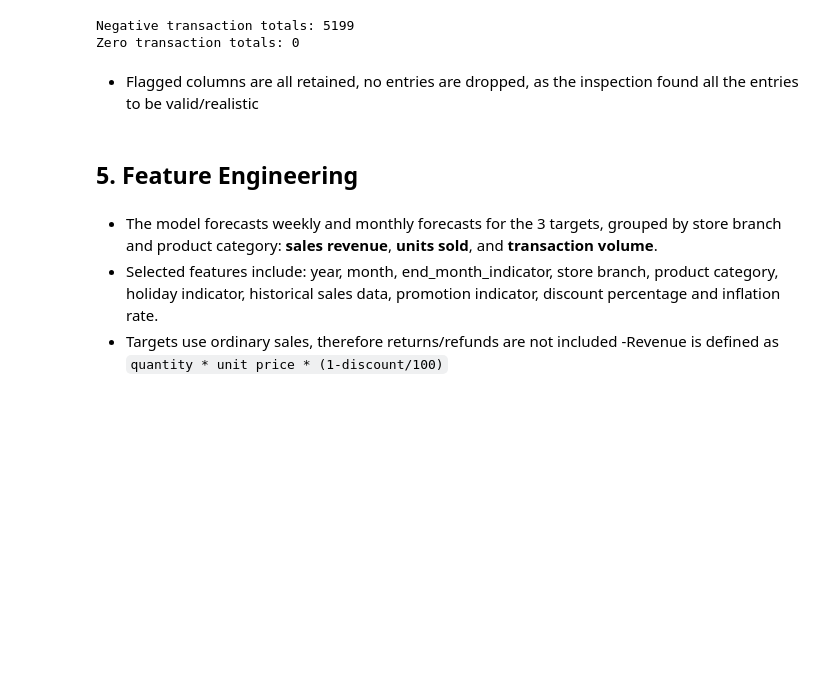
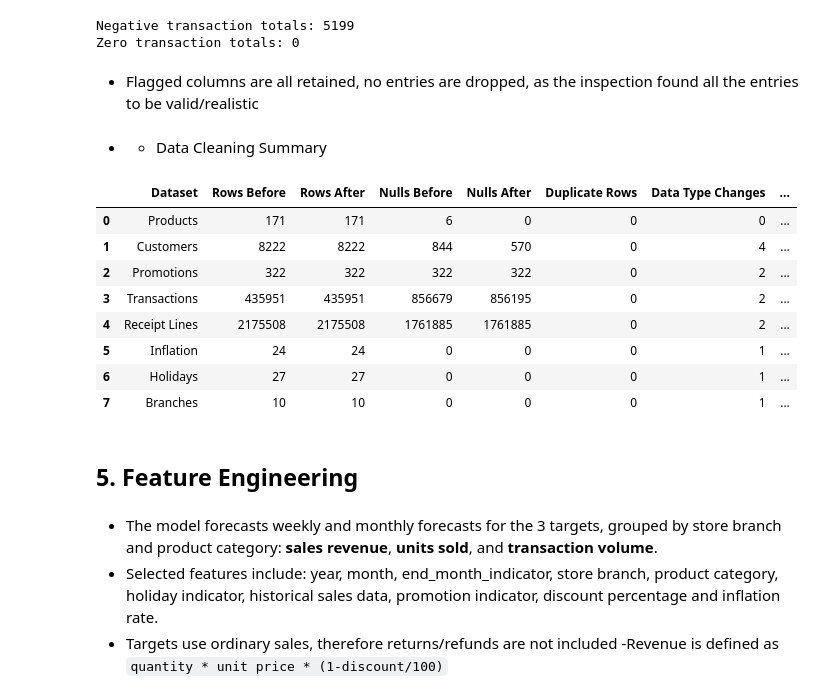
Before and after one commit to Sharon-nyabuto/Sales_Demand_Forecasting, a Jupyter notebook: Scripts/data_cleaning_and_preprocessing.ipynb, the cells around one changed output. Cells and saved outputs as stored; diff of their text form; code cells hidden in the pictures; blank space fills up the shorter version.

```diff
--- a/Scripts/data_cleaning_and_preprocessing.ipynb
+++ b/Scripts/data_cleaning_and_preprocessing.ipynb
@@ -475,6 +481,59 @@ Negative transaction totals: 5199
 Zero transaction totals: 0
 # %% [markdown]
 - Flagged columns are all retained, no entries are dropped, as the inspection found all the entries to be valid/realistic
+# %% [markdown]
+- - Data Cleaning Summary
+# %%
+data_summary_after = {}
+for name, dataset in datasets.items():
+    data_summary_after[name] = {
+        "Rows After": len(dataset),
+        "Nulls After": dataset.isna().sum().sum(),
+        "Duplicate Rows After": dataset.duplicated().sum()}
+
+# Data cleaning steps
+cleaning_steps = {
+    "Branches": "Date conversion; outlier investigation",
+    "Customers": "Date conversion; categorical standardisation; missing values assigned as unknown",
+    "Products": "Missing unit costs imputed using category median cost-to-price ratio; outlier investigation",
+    "Promotions": "Start and end date conversion",
+    "Transactions": "Date and time conversion; payment method standardisation; 389 M-Pesa imputations; remaining missing values assigned as unknown",
+    "Receipt Lines": "Unit price conversion; line ID converted to string; missing promo ID validation; outlier investigation",
+    "Inflation": "Month converted to datetime",
+    "Holidays": "Date converted to datetime"}
+
+# Tabulates cleaning steps.
+cleaning_summary = []
+
+for name, dataset in datasets.items():
+    dtype_changes = 0
+
+    for column in dataset.columns:
+        if data_types_before[name][column] != str(dataset[column].dtype):
+            dtype_changes += 1
+
+    cleaning_summary.append({
+        "Dataset": name,
+        "Rows Before": data_summary_before[name]["Rows Before"],
+        "Rows After": data_summary_after[name]["Rows After"],
+        "Nulls Before": data_summary_before[name]["Nulls Before"],
+        "Nulls After": data_summary_after[name]["Nulls After"],
+        "Duplicate Rows ": data_summary_before[name]["Duplicate Rows Found"],
+        "Data Type Changes": dtype_changes,
+        "Cleaning Operations": cleaning_steps[name]})
+
+cleaning_summary = pd.DataFrame(cleaning_summary)
+display(cleaning_summary)
+# %% [output]
+|  | Dataset | Rows Before | Rows After | Nulls Before | Nulls After | Duplicate Rows | Data Type Changes | ... |
+| 0 | Products | 171 | 171 | 6 | 0 | 0 | 0 | ... |
+| 1 | Customers | 8222 | 8222 | 844 | 570 | 0 | 4 | ... |
+| 2 | Promotions | 322 | 322 | 322 | 322 | 0 | 2 | ... |
+| 3 | Transactions | 435951 | 435951 | 856679 | 856195 | 0 | 2 | ... |
+| 4 | Receipt Lines | 2175508 | 2175508 | 1761885 | 1761885 | 0 | 2 | ... |
+| 5 | Inflation | 24 | 24 | 0 | 0 | 0 | 1 | ... |
+| 6 | Holidays | 27 | 27 | 0 | 0 | 0 | 1 | ... |
+| 7 | Branches | 10 | 10 | 0 | 0 | 0 | 1 | ... |
 # %% [markdown]
 ## 5. Feature Engineering
 # %% [markdown]
```
Also changed, not shown: parts of 13 cells of this notebook, 1 other file.
